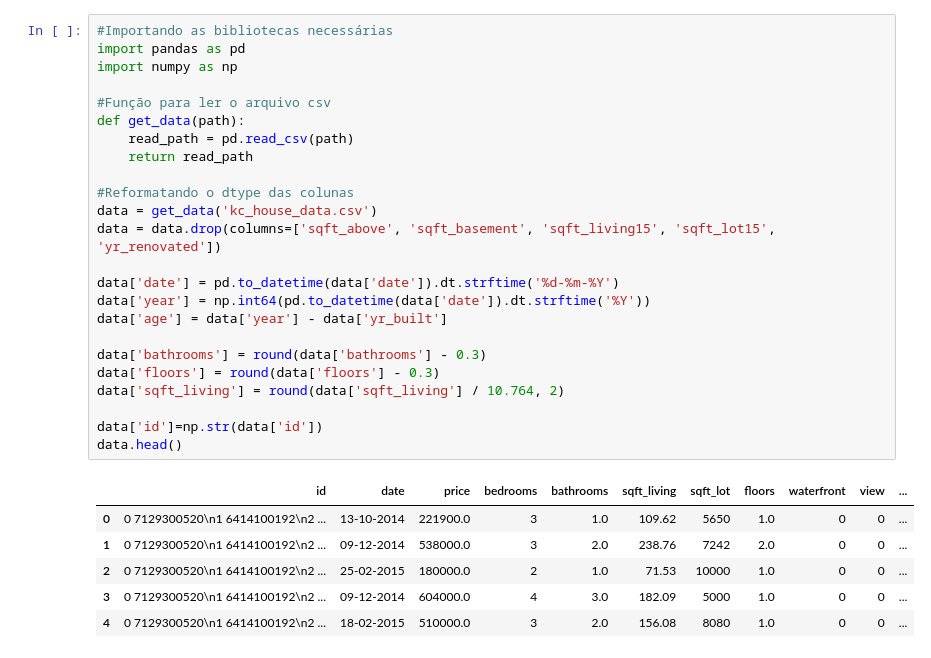
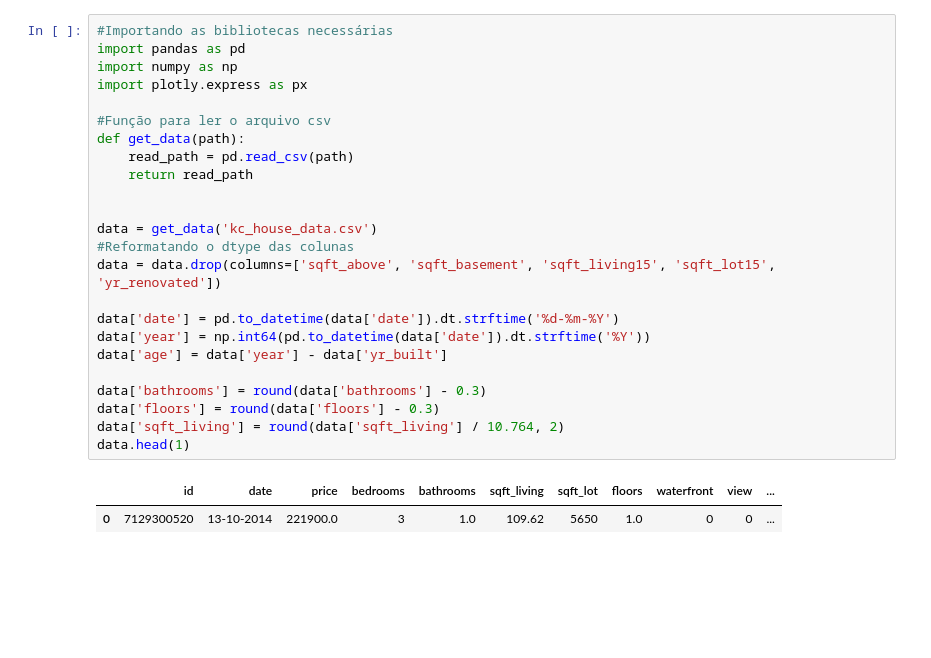
Before and after one commit to HedvaldoCosta/DataScience_Business, a Jupyter notebook: kc_house/ETL.ipynb, the cells around one changed output. Drawn from its saved outputs; the diff is of its cells as text; blank space fills up the shorter version.

```diff
--- a/kc_house/ETL.ipynb
+++ b/kc_house/ETL.ipynb
@@ -1,31 +1,27 @@
 # %%
 #Importando as bibliotecas necessárias
 import pandas as pd
 import numpy as np
+import plotly.express as px
 
 #Função para ler o arquivo csv
 def get_data(path):
     read_path = pd.read_csv(path)
     return read_path
 
+
+data = get_data('kc_house_data.csv')
 #Reformatando o dtype das colunas
-data = get_data('kc_house_data.csv')
 data = data.drop(columns=['sqft_above', 'sqft_basement', 'sqft_living15', 'sqft_lot15', 'yr_renovated'])
 
 data['date'] = pd.to_datetime(data['date']).dt.strftime('%d-%m-%Y')
 data['year'] = np.int64(pd.to_datetime(data['date']).dt.strftime('%Y'))
 data['age'] = data['year'] - data['yr_built']
 
 data['bathrooms'] = round(data['bathrooms'] - 0.3)
 data['floors'] = round(data['floors'] - 0.3)
 data['sqft_living'] = round(data['sqft_living'] / 10.764, 2)
-
-data['id']=np.str(data['id'])
-data.head()
+data.head(1)
 # %% [output]
 |  | id | date | price | bedrooms | bathrooms | sqft_living | sqft_lot | floors | waterfront | view | ... |
-| 0 | 0 7129300520\n1 6414100192\n2 ... | 13-10-2014 | 221900.0 | 3 | 1.0 | 109.62 | 5650 | 1.0 | 0 | 0 | ... |
-| 1 | 0 7129300520\n1 6414100192\n2 ... | 09-12-2014 | 538000.0 | 3 | 2.0 | 238.76 | 7242 | 2.0 | 0 | 0 | ... |
-| 2 | 0 7129300520\n1 6414100192\n2 ... | 25-02-2015 | 180000.0 | 2 | 1.0 | 71.53 | 10000 | 1.0 | 0 | 0 | ... |
-| 3 | 0 7129300520\n1 6414100192\n2 ... | 09-12-2014 | 604000.0 | 4 | 3.0 | 182.09 | 5000 | 1.0 | 0 | 0 | ... |
-| 4 | 0 7129300520\n1 6414100192\n2 ... | 18-02-2015 | 510000.0 | 3 | 2.0 | 156.08 | 8080 | 1.0 | 0 | 0 | ... |
+| 0 | 7129300520 | 13-10-2014 | 221900.0 | 3 | 1.0 | 109.62 | 5650 | 1.0 | 0 | 0 | ... |
```
Also changed, not shown: parts of 4 cells of this notebook.
